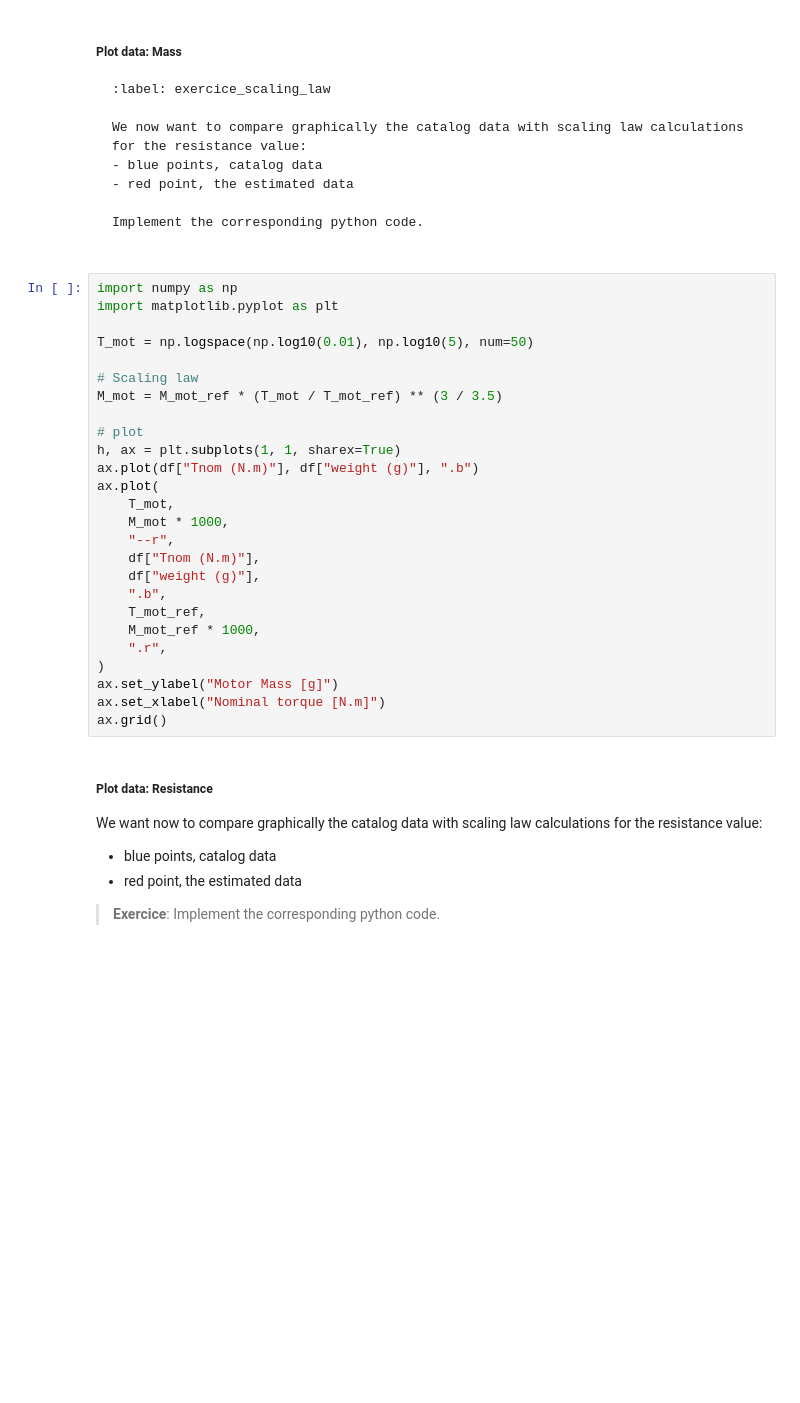
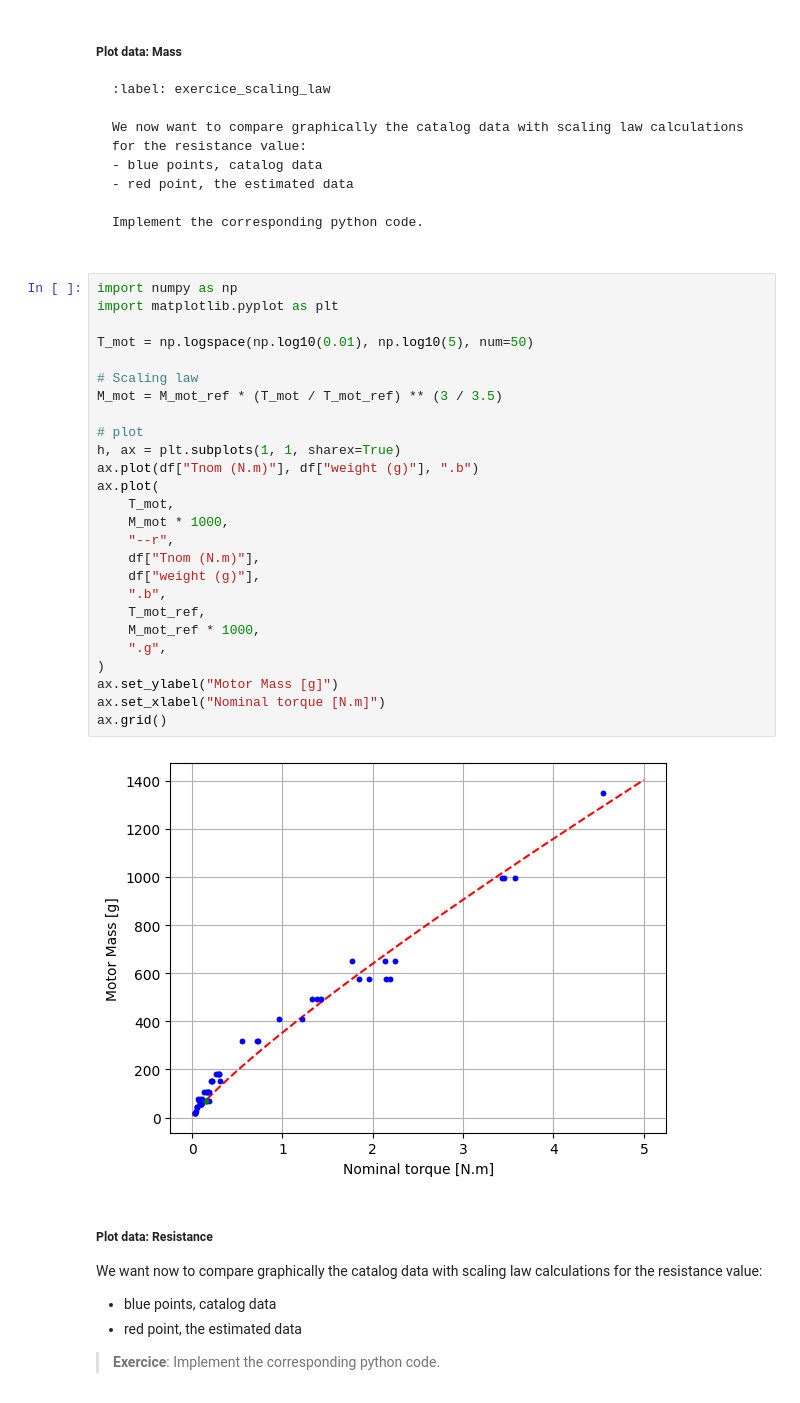
Before and after one commit to ToniDarder/sizing_course, a Jupyter notebook: _sources/laboratories/Lab-multirotor/04_ScalingLawsElectricalComponents-Student.ipynb, the cells around one changed output. Saved outputs shown, nothing was run; the diff lists cells and outputs as text; blank space fills up the shorter version.

```diff
--- a/_sources/laboratories/Lab-multirotor/04_ScalingLawsElectricalComponents-Student.ipynb
+++ b/_sources/laboratories/Lab-multirotor/04_ScalingLawsElectricalComponents-Student.ipynb
@@ -137,29 +149,31 @@ Implement the corresponding python code.
 # %%
 import numpy as np
 import matplotlib.pyplot as plt
 
 T_mot = np.logspace(np.log10(0.01), np.log10(5), num=50)
 
 # Scaling law
 M_mot = M_mot_ref * (T_mot / T_mot_ref) ** (3 / 3.5)
 
 # plot
 h, ax = plt.subplots(1, 1, sharex=True)
 ax.plot(df["Tnom (N.m)"], df["weight (g)"], ".b")
 ax.plot(
     T_mot,
     M_mot * 1000,
     "--r",
     df["Tnom (N.m)"],
     df["weight (g)"],
     ".b",
     T_mot_ref,
     M_mot_ref * 1000,
-    ".r",
+    ".g",
 )
 ax.set_ylabel("Motor Mass [g]")
 ax.set_xlabel("Nominal torque [N.m]")
 ax.grid()
+# %% [output]
+[figure, added]
 # %% [markdown]
 ##### Plot data: Resistance
 
```
Also changed, not shown: parts of 4 cells of this notebook, 16 other files.
